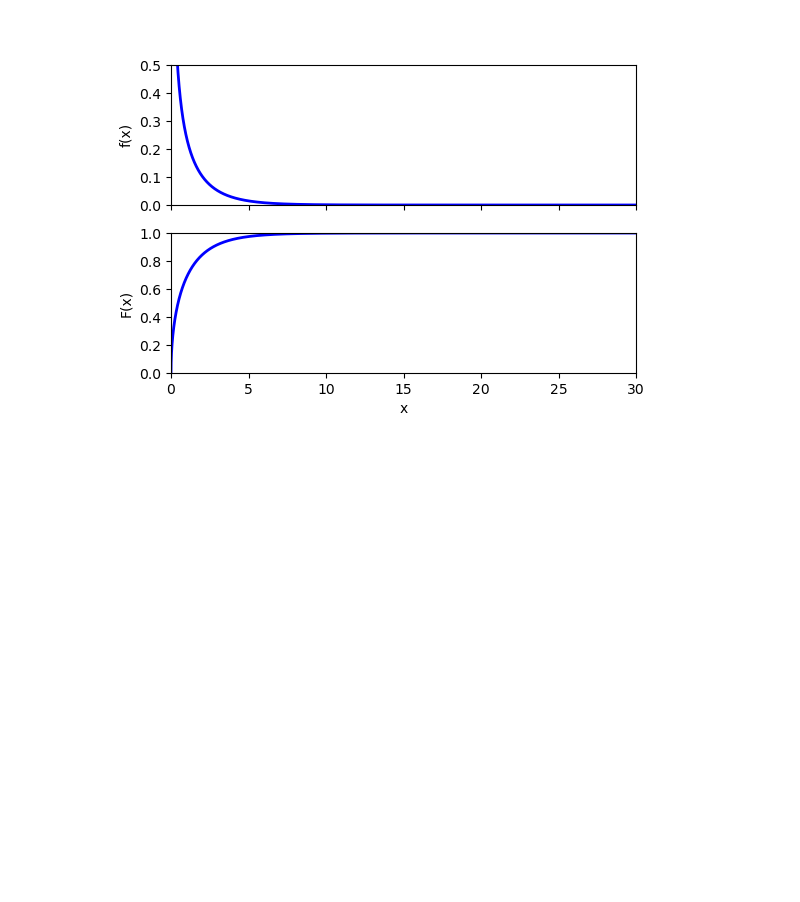
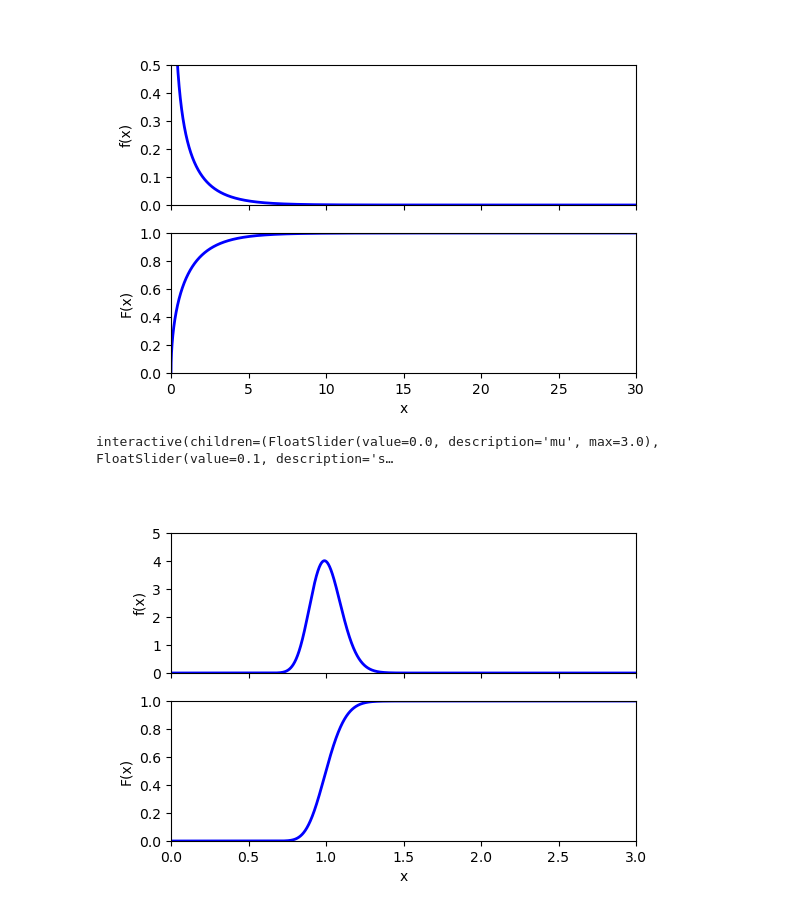
Before and after one commit to maxgalli/StatsStudies, a Jupyter notebook: TutorialsForCourse/DistributionsExamples.ipynb, the cells around one changed output. Saved outputs shown, nothing was run; the diff lists cells and outputs as text; code cells hidden in the pictures; blank space fills up the shorter version.

```diff
--- a/TutorialsForCourse/DistributionsExamples.ipynb
+++ b/TutorialsForCourse/DistributionsExamples.ipynb
@@ -93,3 +93,30 @@ def plot_distribution(dof):
 # %% [output]
 interactive(children=(IntSlider(value=1, description='dof', max=30, min=1), Output()), _dom_classes=('widget-i…
 [figure]
+# %%
+fig, (ax1, ax2) = plt.subplots(2, 1, figsize=(6, 4), sharex=True)
+left = 0
+right = 3
+
+@interact(mu=widgets.FloatSlider(min=left, max=right, step=0.1, value=0), sigma=widgets.FloatSlider(min=0.001, max=1, step=0.01, value=0.1))
+def plot_distribution(mu, sigma):
+    frozen = lognorm(s=sigma, scale=np.exp(mu))
+    x = np.linspace(left, right, size)
+    fx = frozen.pdf(x)
+    Fx = frozen.cdf(x)
+    ax1.clear()
+    ax2.clear()
+    ax1.set_xlim(left, right)
+    ax2.set_xlim(left, right)
+    ax1.set_ylim(0, 5)
+    ax2.set_ylim(0, 1)
+    ax2.set_xlabel('x')
+    ax1.set_ylabel('f(x)')
+    ax2.set_ylabel('F(x)')
+    ax1.plot(x, fx, color='b', linestyle='-', linewidth=2)
+    ax2.plot(x, Fx, color='b', linestyle='-', linewidth=2)
+    mean, variance = lognorm.stats(s=sigma, scale=np.exp(mu), moments='mv')
+    print('mean = {:.3f}, variance = {:.3f}'.format(mean, variance))
+# %% [output]
+interactive(children=(FloatSlider(value=0.0, description='mu', max=3.0), FloatSlider(value=0.1, description='s…
+[figure, added]
```
Also changed, not shown: parts of 3 cells of this notebook, 1 other file.
